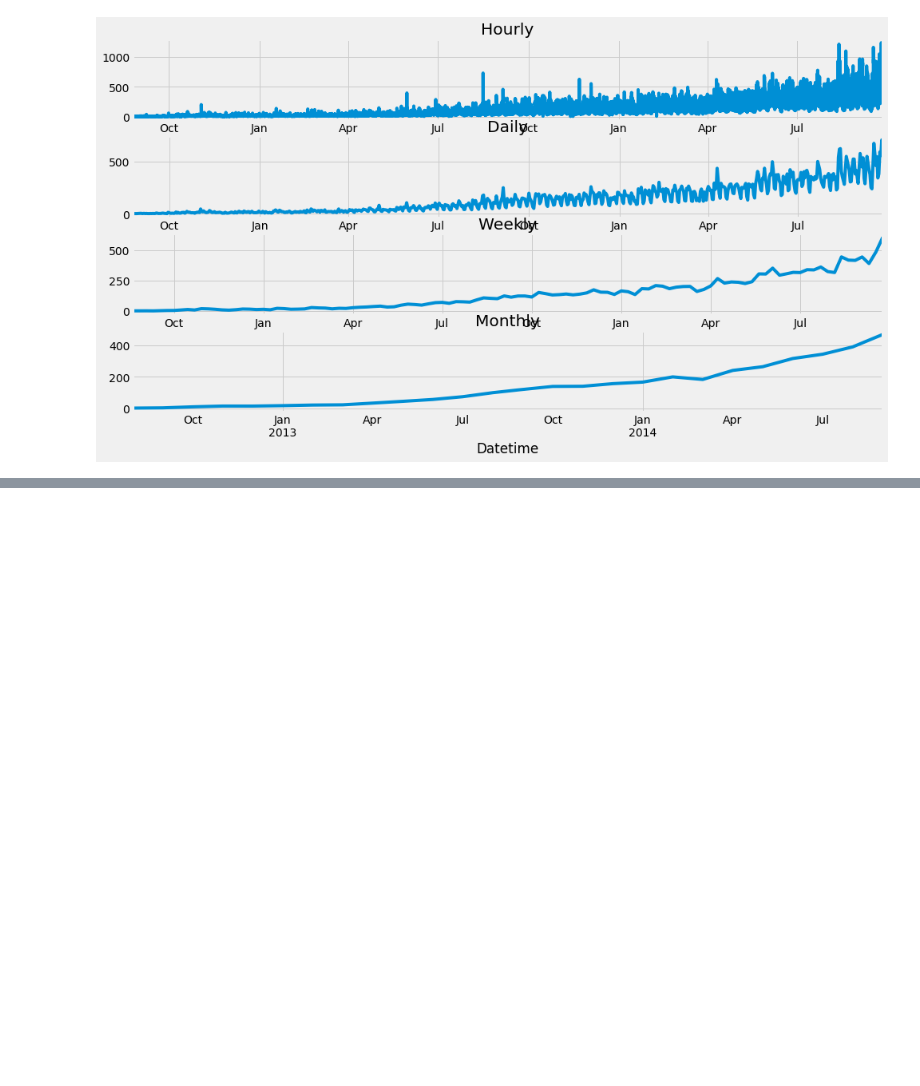
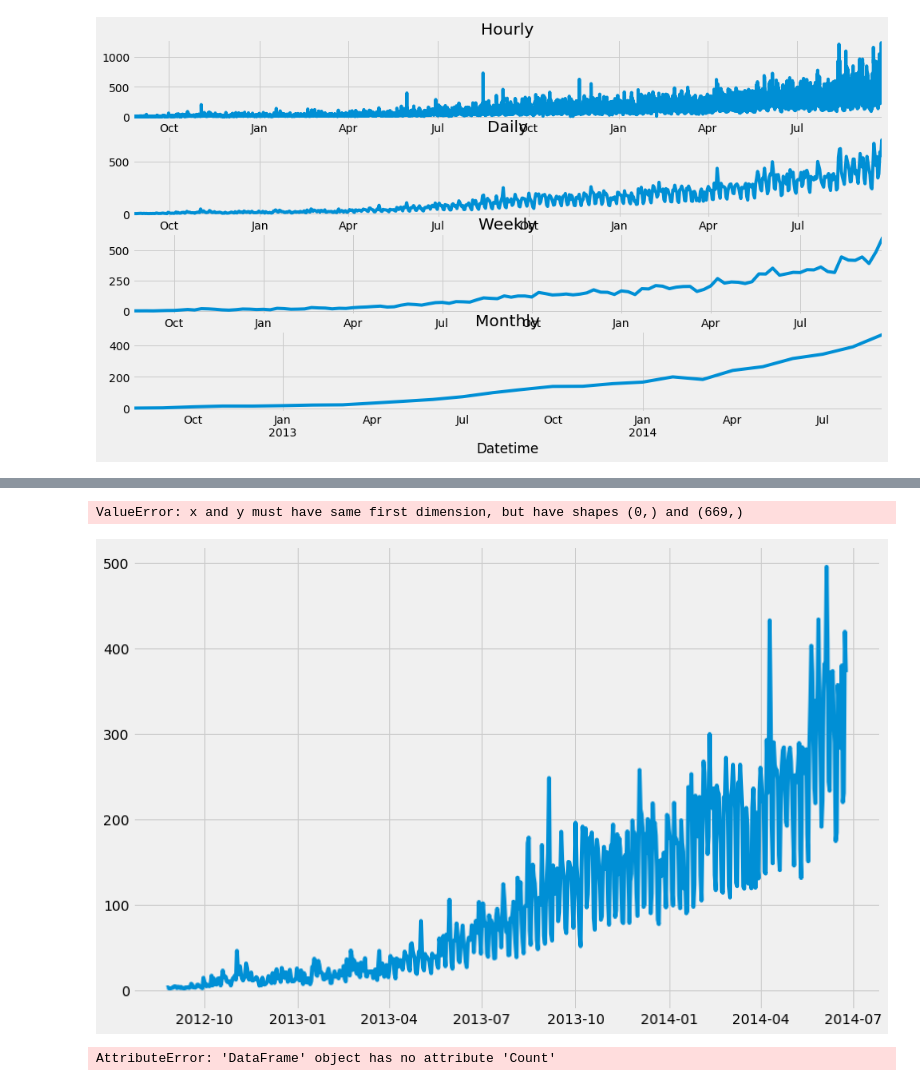
Before and after one commit to kaiwalyakoparkar/Code-Quest, a Jupyter notebook: Time Series Forecasting.ipynb, the cells around one changed output, grey strips where cells are left out. Drawn from its saved outputs; the diff is of its cells as text; code cells hidden in the pictures; blank space fills up the shorter version.

```diff
--- a/Time Series Forecasting.ipynb
+++ b/Time Series Forecasting.ipynb
@@ -169,0 +167,22 @@ NameError: name 'Train' is not defined
+# %%
+#Nalve Approach
+
+dd = np.asarray(train.Count)
+y_hat= test.copy()
+y_hat['naive']= dd[len(dd)-1]
+plt.figure(figsize = (12, 8))
+plt.plot(train.index, train['Count'], label = 'Train')
+plt.plot(test.index, train['Count'], label = 'Test')
+plt.plot(y_hat.index, y_hat['naive'], label = 'Naive')
+plt.legend(loc = 'best')
+plt.title('Naive Forecast')
+# %% [output]
+ValueError: x and y must have same first dimension, but have shapes (0,) and (669,)
+[figure, added]
+# %%
+from sklearn.metrics import mean_squared_error
+from math import sqrt
+rmse = sqrt(mean_squared_error(test.Count, y_hat.naive))
+rmse
+# %% [output]
+AttributeError: 'DataFrame' object has no attribute 'Count'
```
Also changed, not shown: parts of 3 cells of this notebook.
